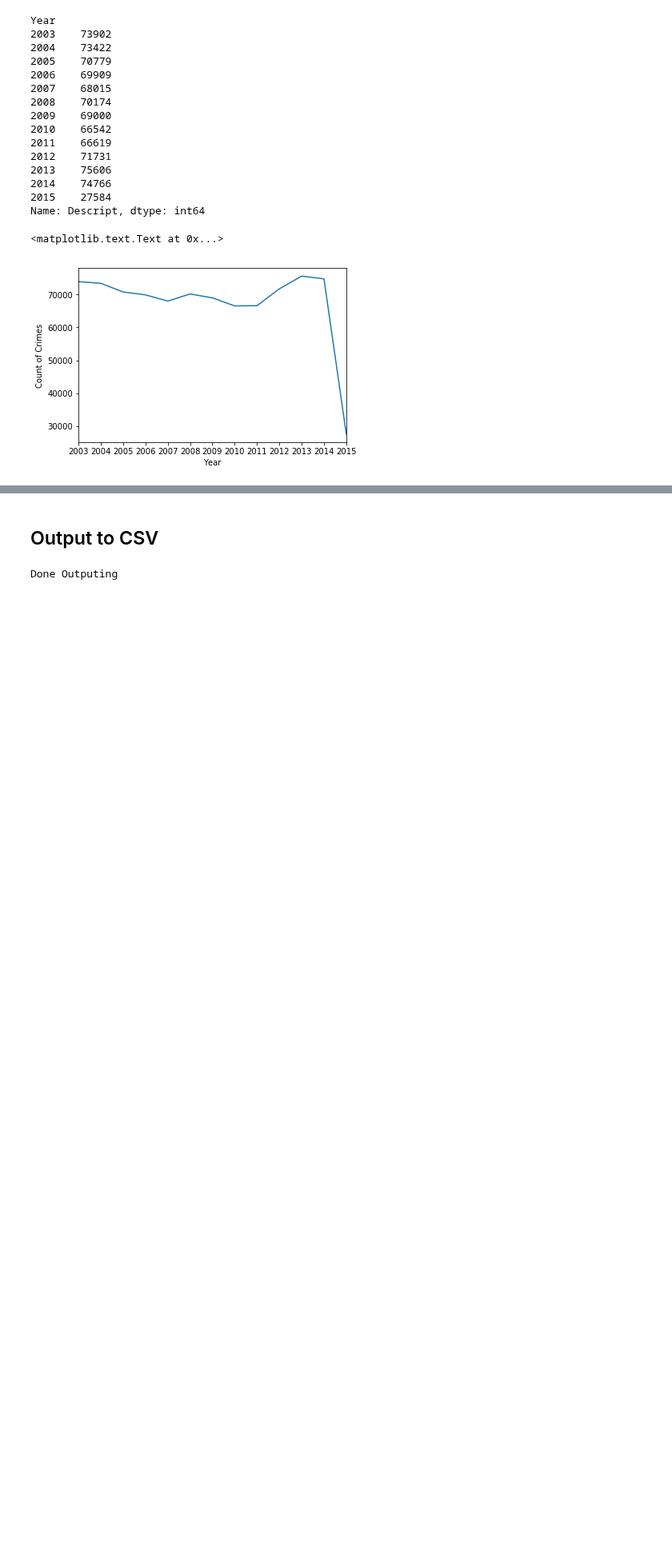
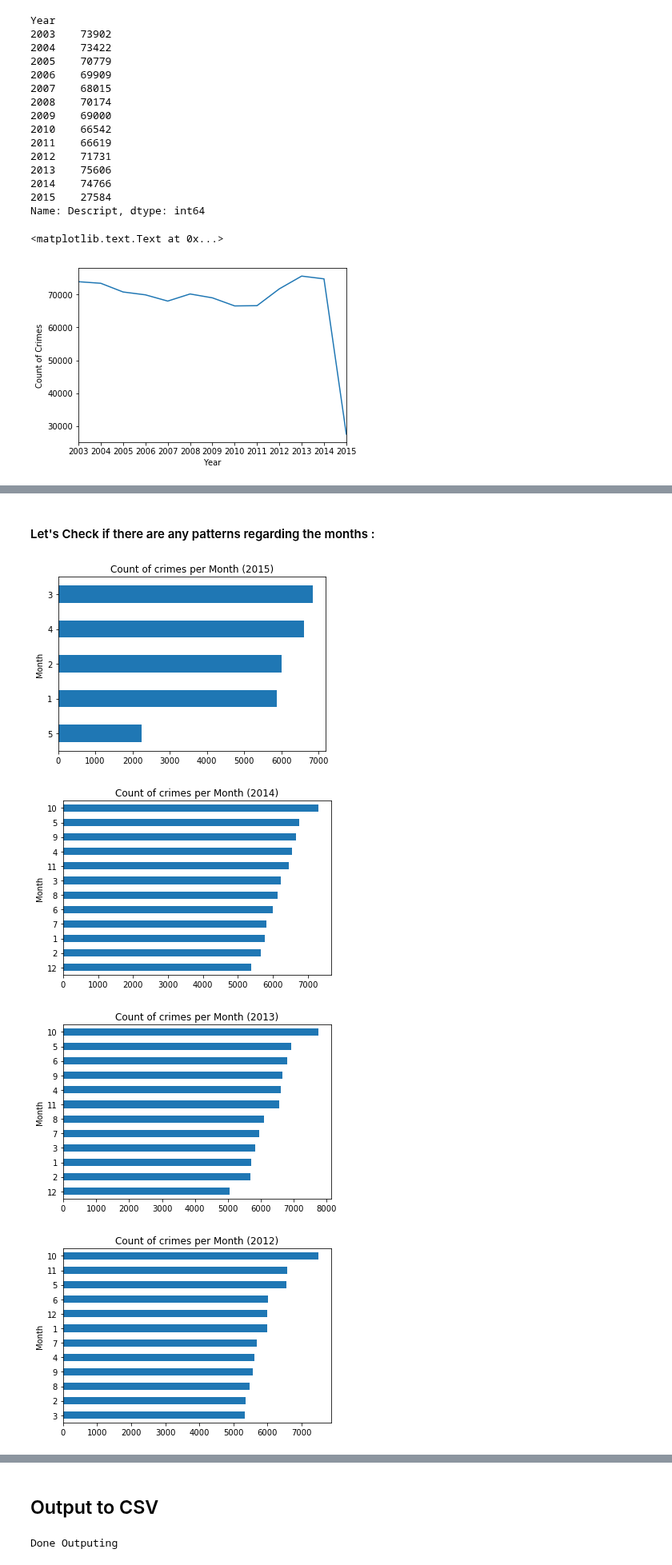
Before and after one commit to hamzael9/san-francisco-crime-classification, a Jupyter notebook: sf-crimes-feature-engineering-1-date.ipynb, the cells around one changed output, grey strips where cells are left out. Shown at 80% size. Saved outputs shown, nothing was run; the diff lists cells and outputs as text; code cells hidden in the pictures; blank space fills up the shorter version.

```diff
--- a/sf-crimes-feature-engineering-1-date.ipynb
+++ b/sf-crimes-feature-engineering-1-date.ipynb
@@ -167,0 +197,11 @@ ax.set_ylabel('Count of Crimes')
+# %% [markdown]
+#### Let's Check if there are any patterns regarding the months :
+# %%
+for y in train_df.Year.unique():
+    train_df[train_df['Year'] == y].groupby('Month')['Descript'].count().sort_values().plot(kind='barh', title=f'Count of crimes per Month ({y})', fig=(16,5))
+    plt.show()
+# %% [output]
+[figure, added]
+[figure, added]
+[figure, added]
+[figure, added]
```
Also changed, not shown: parts of 11 cells of this notebook.
